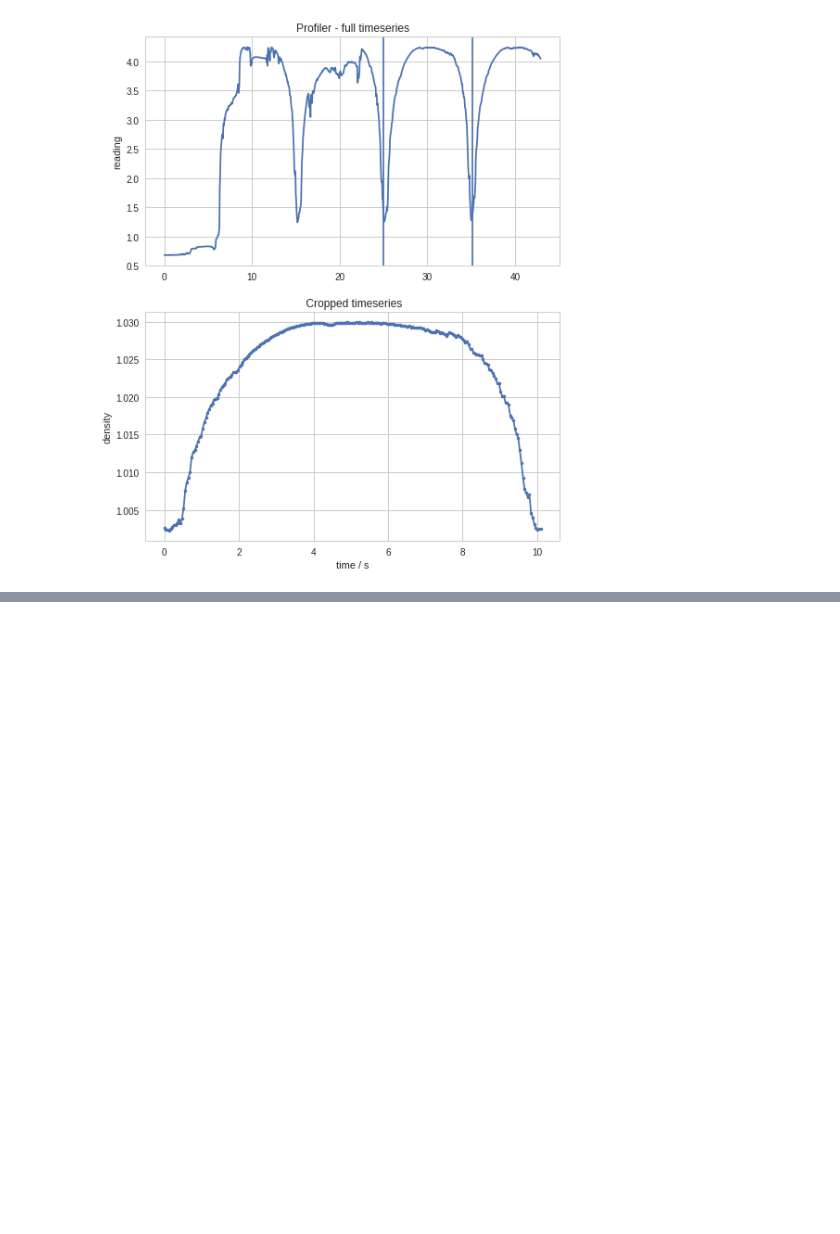
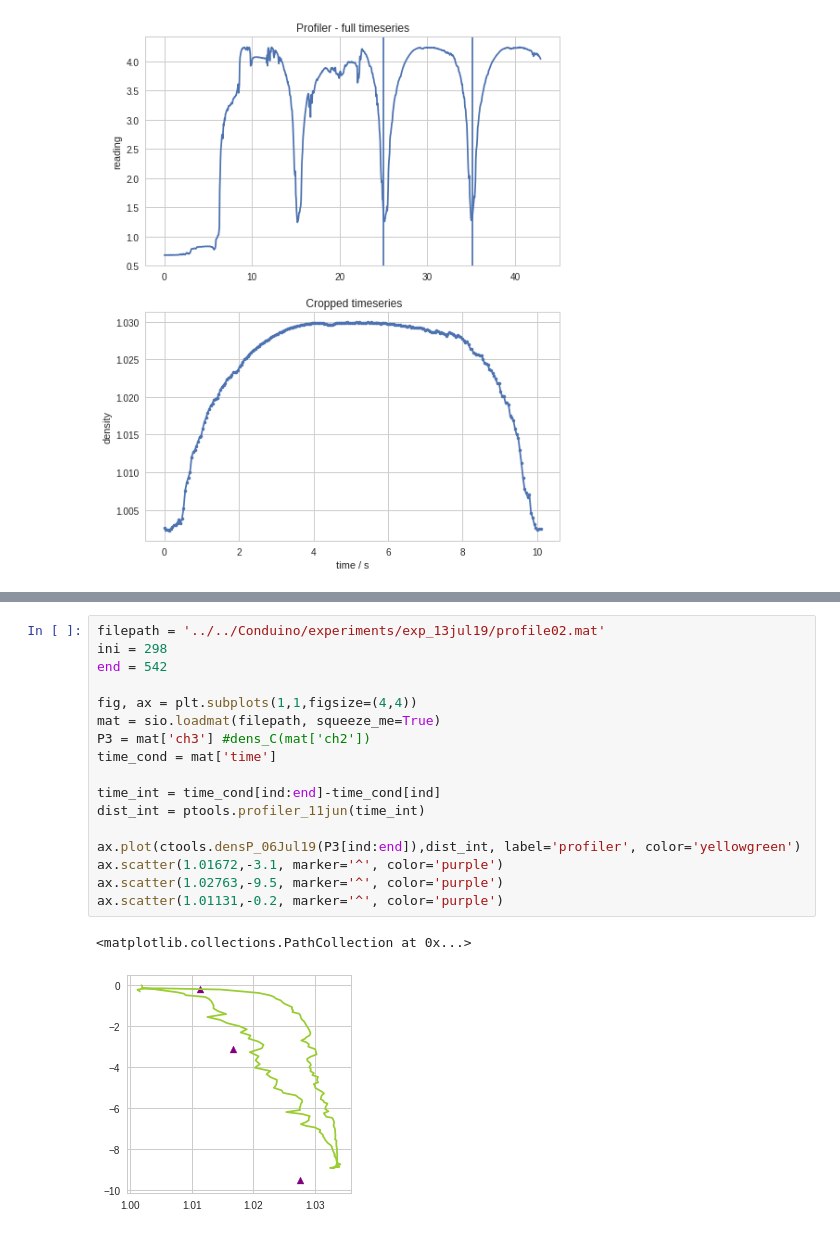
Before and after one commit to UBC-MOAD/MultipleCanyons, a Jupyter notebook: lab/Conduino/notebooks/track_profiler.ipynb, the cells around one changed output, grey strips where cells are left out. Saved outputs shown, nothing was run; the diff lists cells and outputs as text; blank space fills up the shorter version.

```diff
--- a/lab/Conduino/notebooks/track_profiler.ipynb
+++ b/lab/Conduino/notebooks/track_profiler.ipynb
@@ -244,0 +268,20 @@ Text(1.025,1,'upcast')
+# %%
+filepath = '../../Conduino/experiments/exp_13jul19/profile02.mat'
+ini = 298
+end = 542
+
+fig, ax = plt.subplots(1,1,figsize=(4,4))
+mat = sio.loadmat(filepath, squeeze_me=True)
+P3 = mat['ch3'] #dens_C(mat['ch2'])
+time_cond = mat['time']
+
+time_int = time_cond[ind:end]-time_cond[ind]
+dist_int = ptools.profiler_11jun(time_int)
+
+ax.plot(ctools.densP_06Jul19(P3[ind:end]),dist_int, label='profiler', color='yellowgreen')
+ax.scatter(1.01672,-3.1, marker='^', color='purple')
+ax.scatter(1.02763,-9.5, marker='^', color='purple')
+ax.scatter(1.01131,-0.2, marker='^', color='purple')
+# %% [output]
+<matplotlib.collections.PathCollection at 0x...>
+[figure, added]
```
Also changed, not shown: parts of 8 cells of this notebook, 6 other files.
